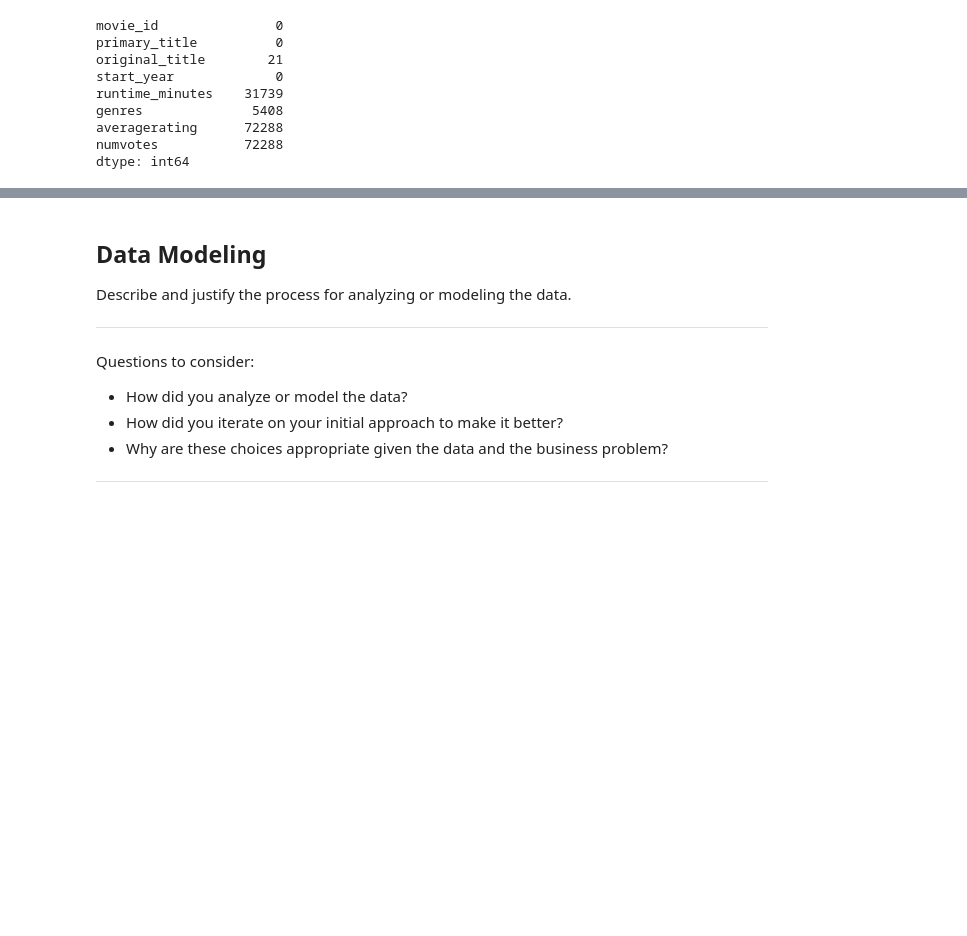
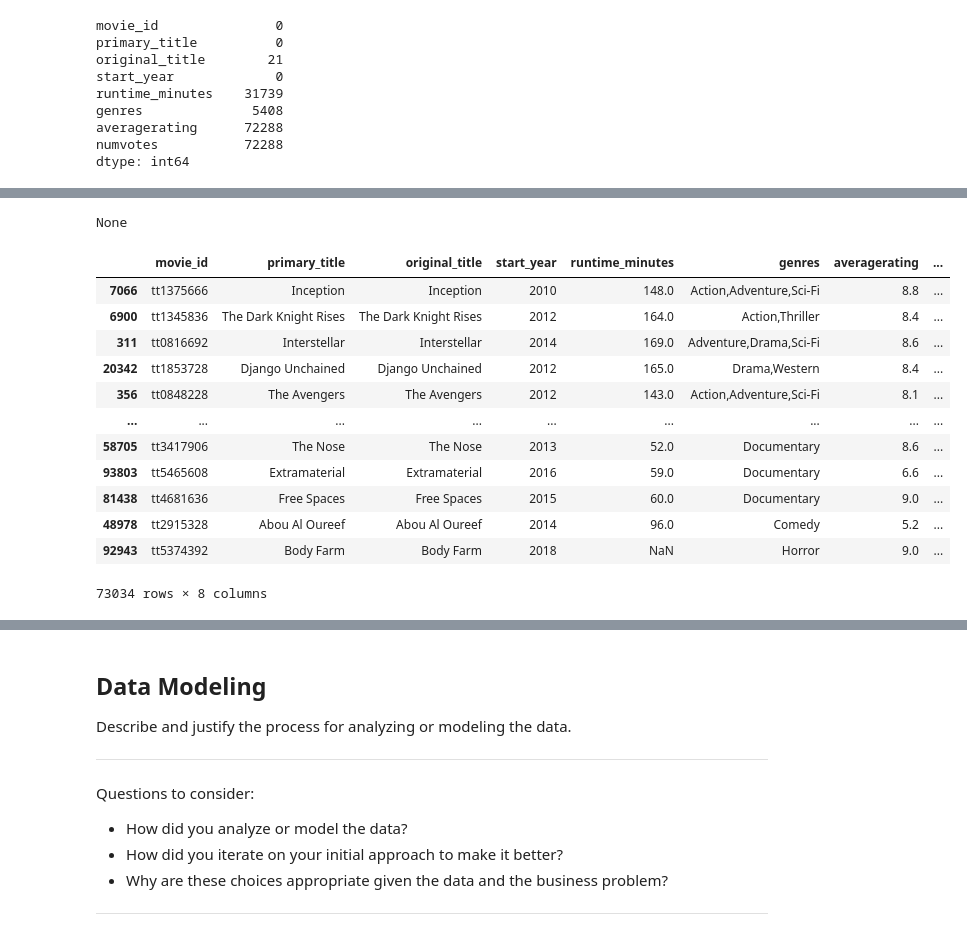
Before and after one commit to ndutakanyora/Movie-Industry-Research, a Jupyter notebook: dsc-phase1-project-template.ipynb, the cells around one changed output, grey strips where cells are left out. Drawn from its saved outputs; the diff is of its cells as text; code cells hidden in the pictures; blank space fills up the shorter version.

```diff
--- a/dsc-phase1-project-template.ipynb
+++ b/dsc-phase1-project-template.ipynb
@@ -174,0 +178,3 @@ movies_ratings.dropna(subset=['numvotes'], inplace=True)
+# %%
+#Eliminating titles with no genre listed
+movies_ratings.dropna(subset=['genres'], inplace=True)
@@ -174,0 +211,23 @@ movies_ratings.dropna(subset=['numvotes'], inplace=True)
+# %%
+#Sorting the dataset by vote count
+movies_ratings_sorted = movies_ratings.sort_values(by='numvotes', ascending=False, inplace=True)
+print(movies_ratings_sorted)
+# %% [output]
+None
+# %%
+#Eliminating the duplicates
+movies_ratings.drop_duplicates(subset=['original_title', 'runtime_minutes', 'start_year'], keep='first')
+# %% [output]
+|  | movie_id | primary_title | original_title | start_year | runtime_minutes | genres | averagerating | ... |
+| 7066 | tt1375666 | Inception | Inception | 2010 | 148.0 | Action,Adventure,Sci-Fi | 8.8 | ... |
+| 6900 | tt1345836 | The Dark Knight Rises | The Dark Knight Rises | 2012 | 164.0 | Action,Thriller | 8.4 | ... |
+| 311 | tt0816692 | Interstellar | Interstellar | 2014 | 169.0 | Adventure,Drama,Sci-Fi | 8.6 | ... |
+| 20342 | tt1853728 | Django Unchained | Django Unchained | 2012 | 165.0 | Drama,Western | 8.4 | ... |
+| 356 | tt0848228 | The Avengers | The Avengers | 2012 | 143.0 | Action,Adventure,Sci-Fi | 8.1 | ... |
+| ... | ... | ... | ... | ... | ... | ... | ... | ... |
+| 58705 | tt3417906 | The Nose | The Nose | 2013 | 52.0 | Documentary | 8.6 | ... |
+| 93803 | tt5465608 | Extramaterial | Extramaterial | 2016 | 59.0 | Documentary | 6.6 | ... |
+| 81438 | tt4681636 | Free Spaces | Free Spaces | 2015 | 60.0 | Documentary | 9.0 | ... |
+| 48978 | tt2915328 | Abou Al Oureef | Abou Al Oureef | 2014 | 96.0 | Comedy | 5.2 | ... |
+| 92943 | tt5374392 | Body Farm | Body Farm | 2018 | NaN | Horror | 9.0 | ... |
+73034 rows × 8 columns
```
Also changed, not shown: parts of 14 cells of this notebook.
